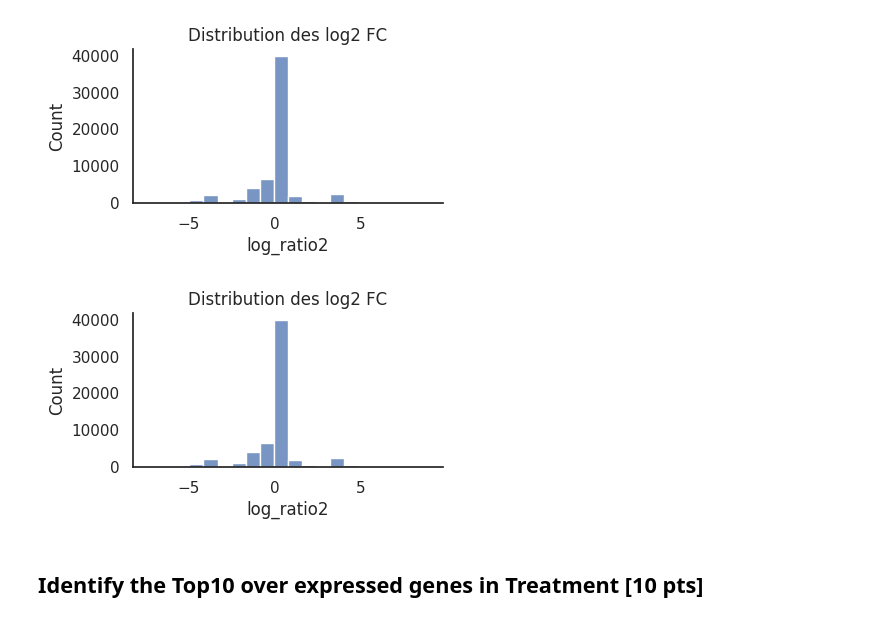
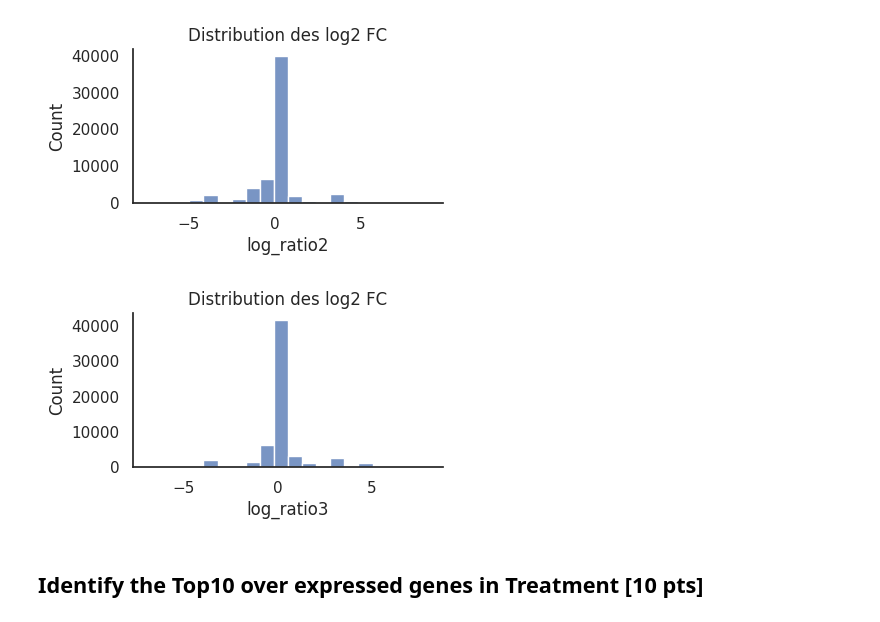
Before and after one commit to justinefrancois/S24_data_analysis, a Jupyter notebook: notebooks/CM6transcriptomics_student_1.ipynb, the cells around one changed output. Saved outputs shown, nothing was run; the diff lists cells and outputs as text; code cells hidden in the pictures.

```diff
--- a/notebooks/CM6transcriptomics_student_1.ipynb
+++ b/notebooks/CM6transcriptomics_student_1.ipynb
@@ -529,11 +529,11 @@ sns.despine()
 # %%
 sns.set(rc={'figure.figsize':(4, 2)})
 sns.set_theme(context="notebook", style="white")
-sns.histplot(data=log2_fc_pairing, x='log_ratio2', bins=20, label='log_ratio3')
+sns.histplot(data=log2_fc_pairing, x='log_ratio3', bins=20, label='log_ratio3')
 plt.title('Distribution des log2 FC')
 sns.despine()
 # %% [output]
-[figure, old version]
+[figure, new version]
 # %% [markdown]
 ## Identify the Top10 over expressed genes in Treatment [10 pts]
 # %%
```
Also changed, not shown: parts of 2 cells of this notebook, 2 other files.
